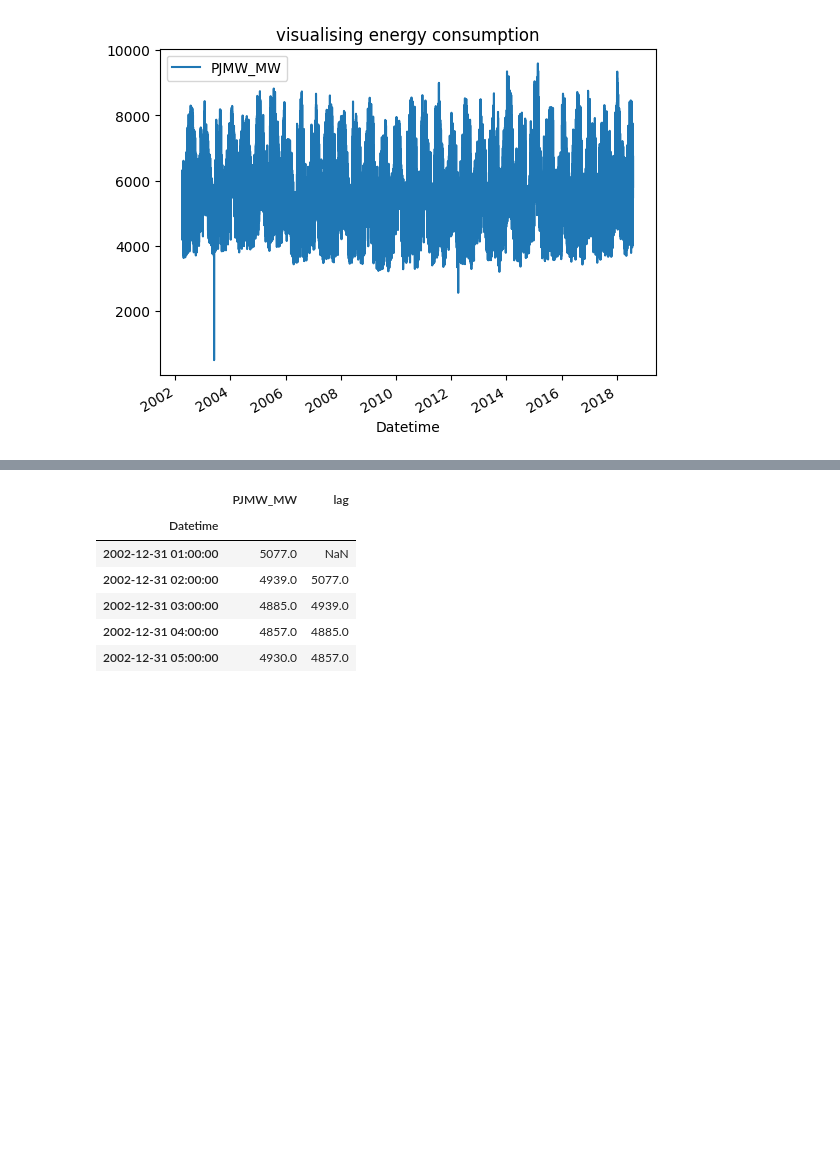
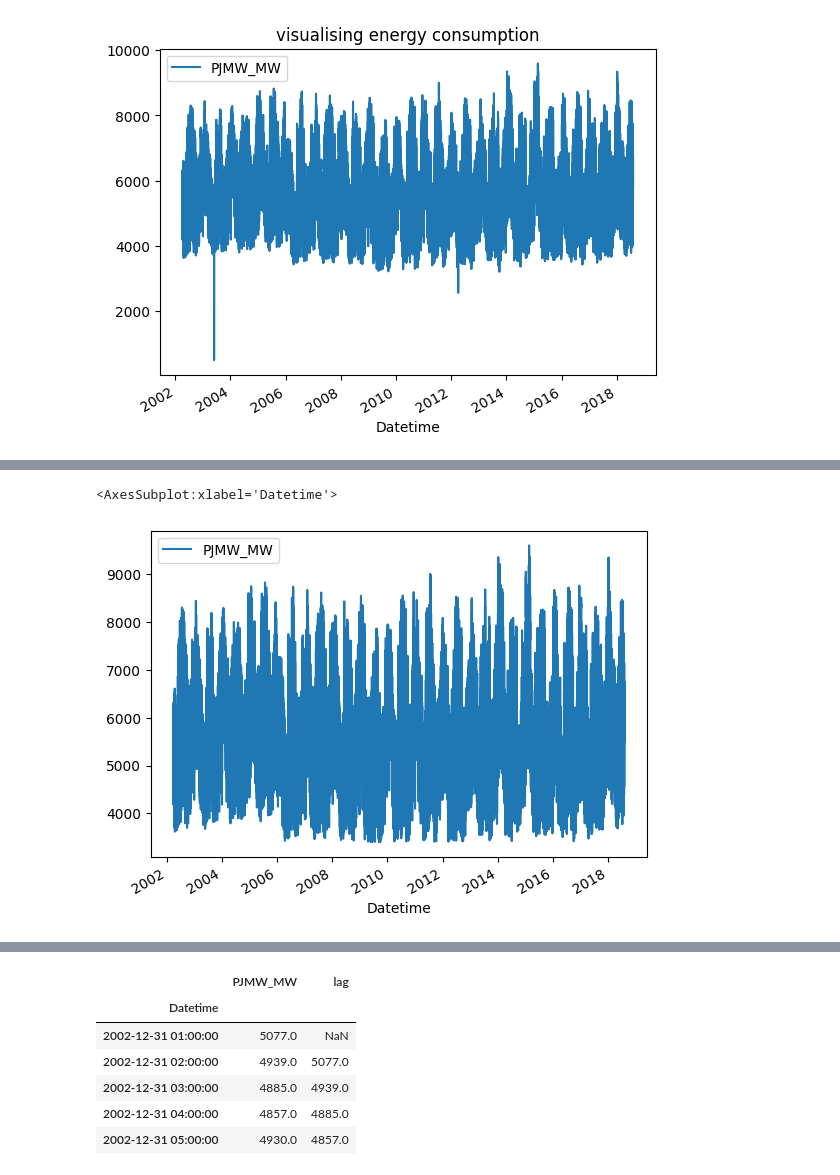
Before and after one commit to zakarya-elmimouni/energy_consumption, a Jupyter notebook: electrical_energy_forcasting1.ipynb, the cells around one changed output, grey strips where cells are left out. Cells and saved outputs as stored; diff of their text form; code cells hidden in the pictures; blank space fills up the shorter version.

```diff
--- a/electrical_energy_forcasting1.ipynb
+++ b/electrical_energy_forcasting1.ipynb
@@ -73,3 +84,8 @@ df.plot(title="visualising energy consumption")
+# %%
+df.plot()
+# %% [output]
+<AxesSubplot:xlabel='Datetime'>
+[figure, added]
 # %%
 df['PJMW_MW'][(df.index>'01-08-2003')&(df.index<="20-08-2003")].plot(title="energy consumption between '01-08-2003' and '20-08-2003' ")
 # %% [output]
```
Also changed, not shown: parts of 7 cells of this notebook.
